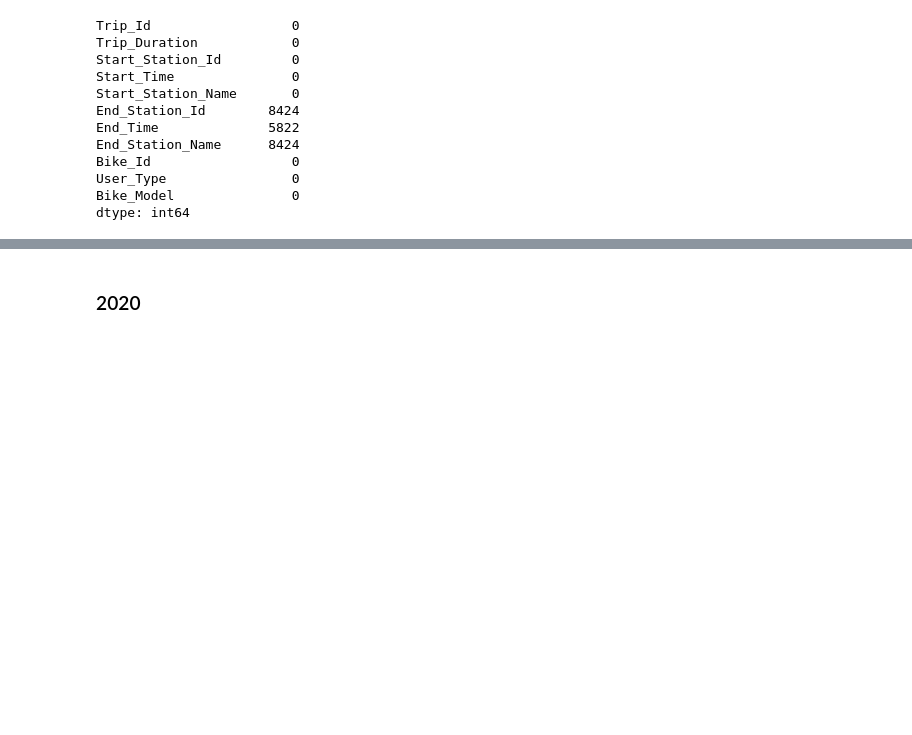
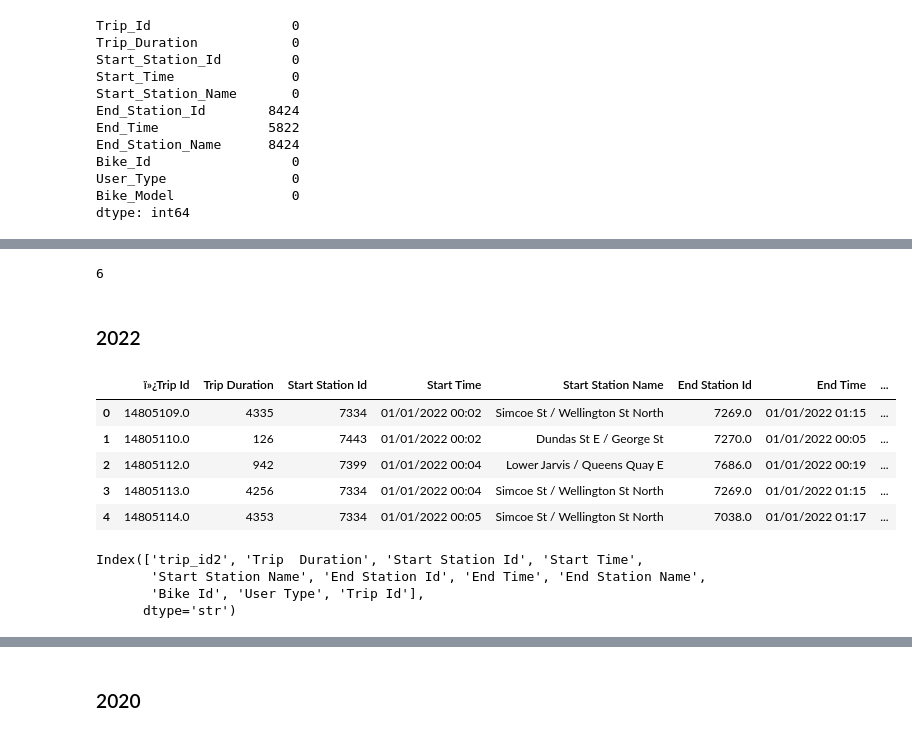
Before and after one commit to Neman-River/bikeshare_toronto, a Jupyter notebook: import_data.ipynb, the cells around one changed output, grey strips where cells are left out. Cells and saved outputs as stored; diff of their text form; code cells hidden in the pictures; blank space fills up the shorter version.

```diff
--- a/import_data.ipynb
+++ b/import_data.ipynb
@@ -489,0 +597,30 @@ dtype: object
+# %%
+del monthly_dfs_23, df23
+gc.collect()
+# %% [output]
+6
+# %% [markdown]
+### 2022
+# %%
+path22 = 'raw_data/bikeshare-ridership-2022'
+files22 = os.listdir(path22)
+# %%
+monthly_dfs_22 = [pd.read_csv(os.path.join(path22, f), encoding='cp1252') for f in os.listdir(path22)]
+# %%
+df22 = pd.concat(monthly_dfs_22, ignore_index=True)
+df22.head()
+# %% [output]
+|  | ï»¿Trip Id | Trip Duration | Start Station Id | Start Time | Start Station Name | End Station Id | End Time | ... |
+| 0 | 14805109.0 | 4335 | 7334 | 01/01/2022 00:02 | Simcoe St / Wellington St North | 7269.0 | 01/01/2022 01:15 | ... |
+| 1 | 14805110.0 | 126 | 7443 | 01/01/2022 00:02 | Dundas St E / George St | 7270.0 | 01/01/2022 00:05 | ... |
+| 2 | 14805112.0 | 942 | 7399 | 01/01/2022 00:04 | Lower Jarvis / Queens Quay E | 7686.0 | 01/01/2022 00:19 | ... |
+| 3 | 14805113.0 | 4256 | 7334 | 01/01/2022 00:04 | Simcoe St / Wellington St North | 7269.0 | 01/01/2022 01:15 | ... |
+| 4 | 14805114.0 | 4353 | 7334 | 01/01/2022 00:05 | Simcoe St / Wellington St North | 7038.0 | 01/01/2022 01:17 | ... |
+# %%
+df22 = df22.rename(columns = {df22.columns[0]: 'trip_id2'})
+df22.columns
+# %% [output]
+Index(['trip_id2', 'Trip  Duration', 'Start Station Id', 'Start Time',
+       'Start Station Name', 'End Station Id', 'End Time', 'End Station Name',
+       'Bike Id', 'User Type', 'Trip Id'],
+      dtype='str')
```
Also changed, not shown: parts of 222 cells of this notebook.
